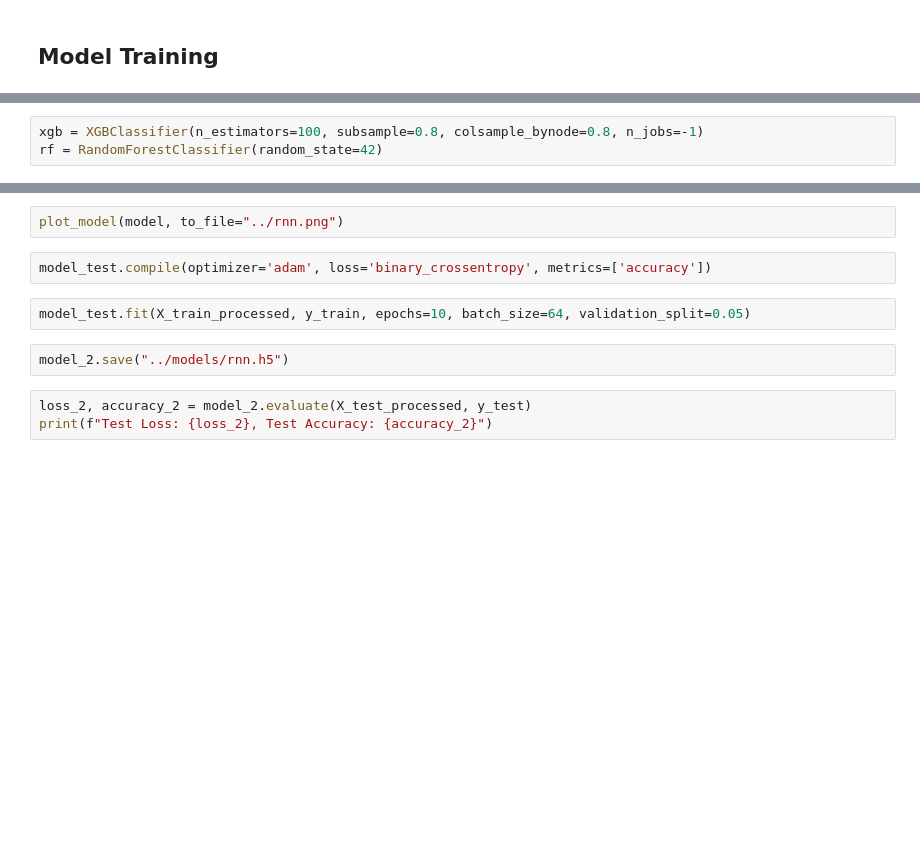
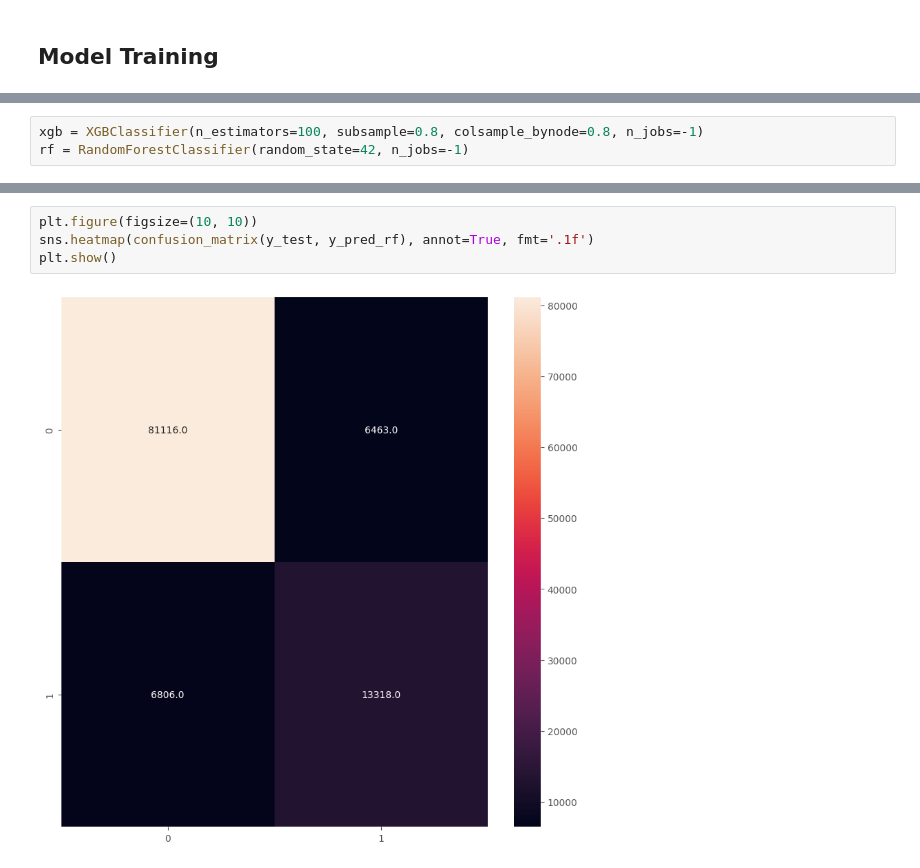
Before and after one commit to raydiwill/dsa-4-action-learning, a Jupyter notebook: notebooks/deeplearning.ipynb, the cells around one changed output, grey strips where cells are left out. Saved outputs shown, nothing was run; the diff lists cells and outputs as text; blank space fills up the shorter version.

```diff
--- a/notebooks/deeplearning.ipynb
+++ b/notebooks/deeplearning.ipynb
@@ -101,5 +183,5 @@ X_test_processed = preprocessor.transform(X_test)
 # %%
 xgb = XGBClassifier(n_estimators=100, subsample=0.8, colsample_bynode=0.8, n_jobs=-1)
-rf = RandomForestClassifier(random_state=42)
+rf = RandomForestClassifier(random_state=42, n_jobs=-1)
 # %%
 xgb.fit(X_train_processed, y_train)
@@ -181,11 +231,6 @@ model_test.summary()
-# %%
-plot_model(model, to_file="../rnn.png")
-# %%
-model_test.compile(optimizer='adam', loss='binary_crossentropy', metrics=['accuracy'])
-# %%
-model_test.fit(X_train_processed, y_train, epochs=10, batch_size=64, validation_split=0.05)
-# %%
-model_2.save("../models/rnn.h5")
-# %%
-loss_2, accuracy_2 = model_2.evaluate(X_test_processed, y_test)
-print(f"Test Loss: {loss_2}, Test Accuracy: {accuracy_2}")
+# %%
+plt.figure(figsize=(10, 10))
+sns.heatmap(confusion_matrix(y_test, y_pred_rf), annot=True, fmt='.1f')
+plt.show()
+# %% [output]
+[figure, added]
```
Also changed, not shown: parts of 49 cells of this notebook.
